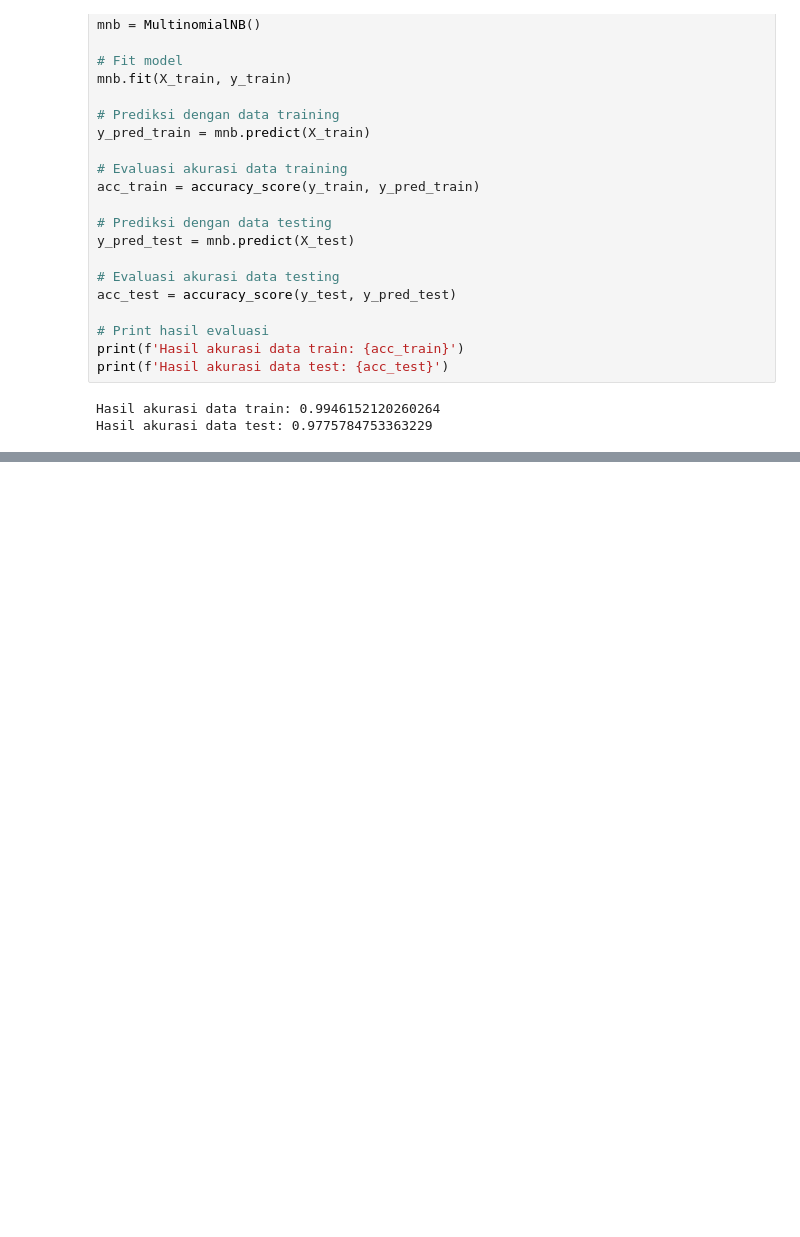
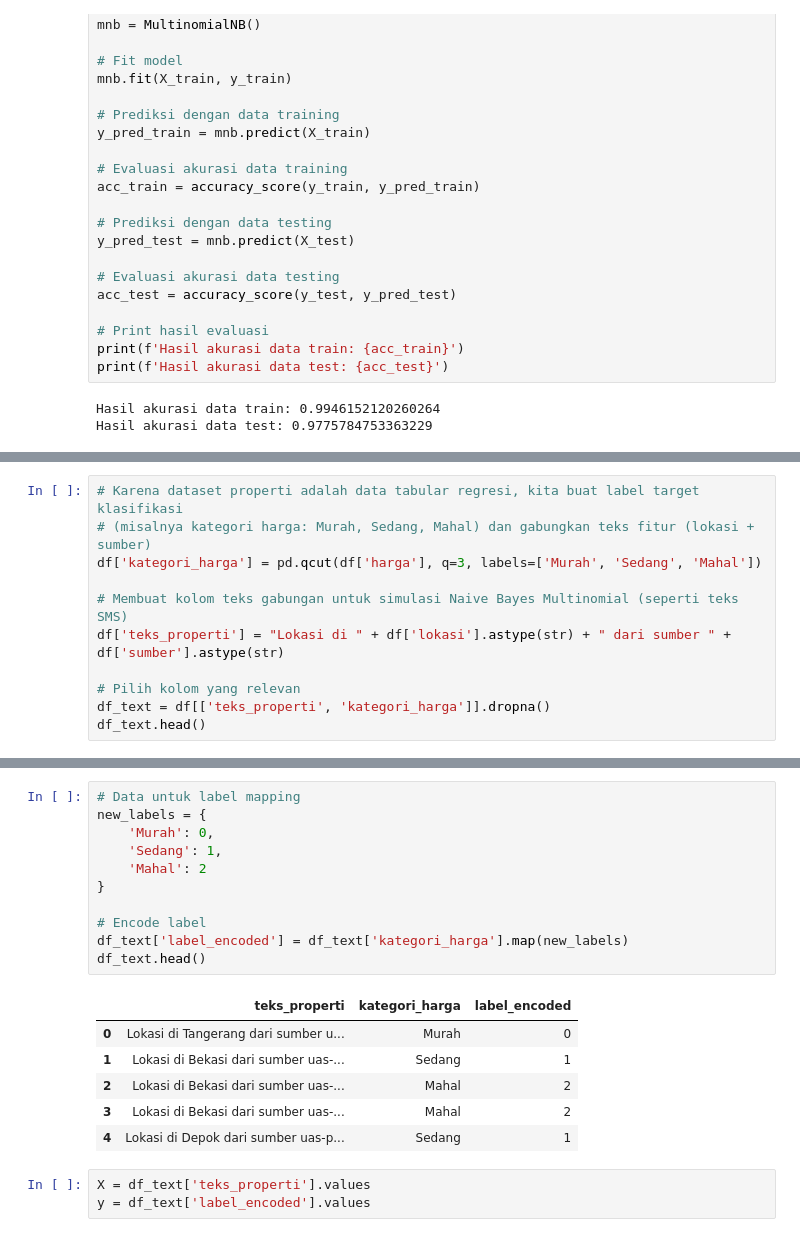
Before and after one commit to m1Febriansyah/244107020199-ML-12, a Jupyter notebook: JS09Praktikum3.ipynb, the cells around one changed output, grey strips where cells are left out. Drawn from its saved outputs; the diff is of its cells as text; blank space fills up the shorter version.

```diff
--- a/JS09Praktikum3.ipynb
+++ b/JS09Praktikum3.ipynb
@@ -133,0 +148,11 @@ Hasil akurasi data test: 0.9775784753363229
+# %%
+# Karena dataset properti adalah data tabular regresi, kita buat label target klasifikasi
+# (misalnya kategori harga: Murah, Sedang, Mahal) dan gabungkan teks fitur (lokasi + sumber)
+df['kategori_harga'] = pd.qcut(df['harga'], q=3, labels=['Murah', 'Sedang', 'Mahal'])
+
+# Membuat kolom teks gabungan untuk simulasi Naive Bayes Multinomial (seperti teks SMS)
+df['teks_properti'] = "Lokasi di " + df['lokasi'].astype(str) + " dari sumber " + df['sumber'].astype(str)
+
+# Pilih kolom yang relevan
+df_text = df[['teks_properti', 'kategori_harga']].dropna()
+df_text.head()
@@ -133,0 +191,21 @@ Hasil akurasi data test: 0.9775784753363229
+# %%
+# Data untuk label mapping
+new_labels = {
+    'Murah': 0,
+    'Sedang': 1,
+    'Mahal': 2
+}
+
+# Encode label
+df_text['label_encoded'] = df_text['kategori_harga'].map(new_labels)
+df_text.head()
+# %% [output]
+|  | teks_properti | kategori_harga | label_encoded |
+| 0 | Lokasi di Tangerang dari sumber u... | Murah | 0 |
+| 1 | Lokasi di Bekasi dari sumber uas-... | Sedang | 1 |
+| 2 | Lokasi di Bekasi dari sumber uas-... | Mahal | 2 |
+| 3 | Lokasi di Bekasi dari sumber uas-... | Mahal | 2 |
+| 4 | Lokasi di Depok dari sumber uas-p... | Sedang | 1 |
+# %%
+X = df_text['teks_properti'].values
+y = df_text['label_encoded'].values
```
Also changed, not shown: parts of 5 cells of this notebook.
